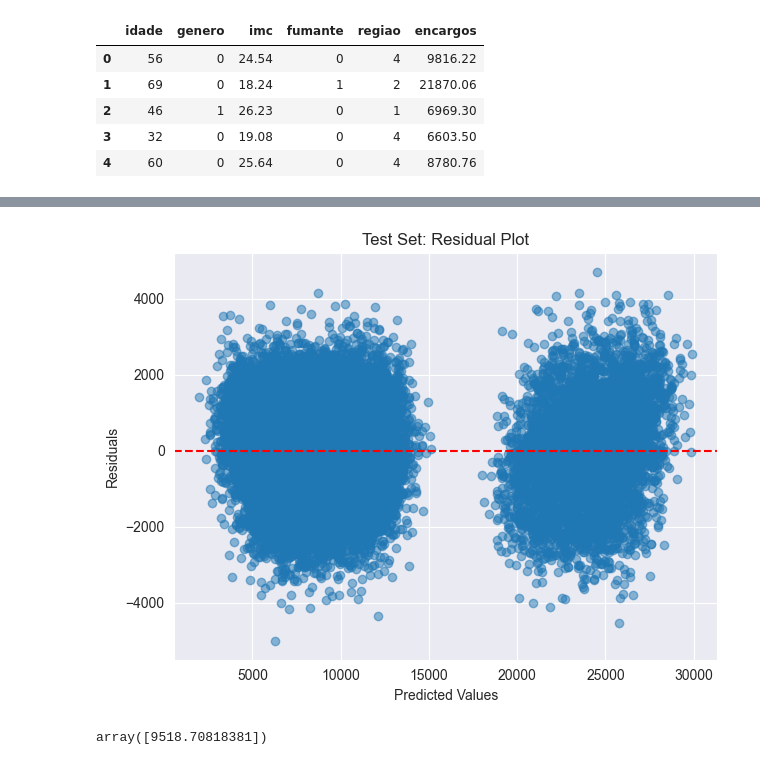
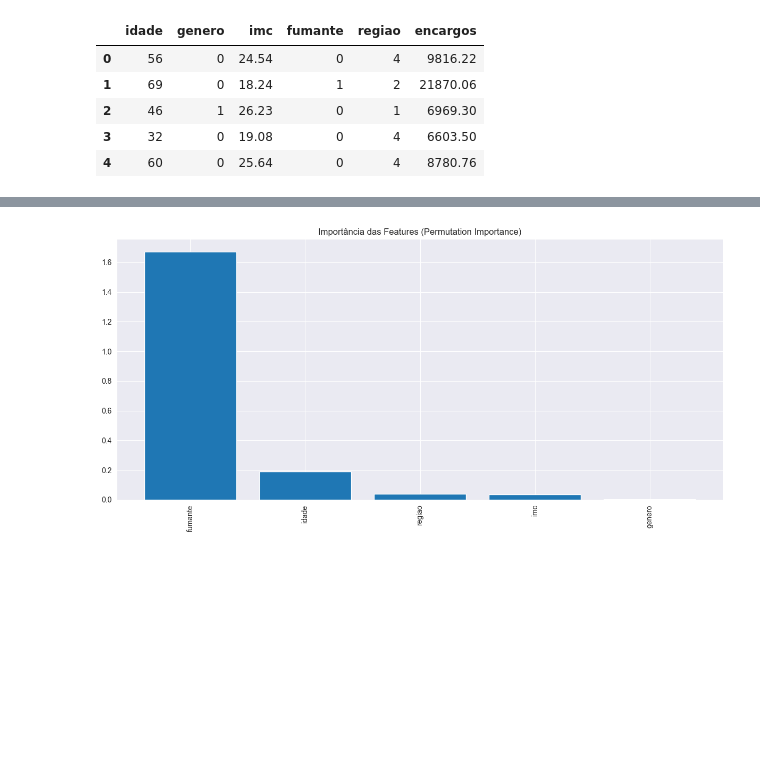
Before and after one commit to daniel-kiluange/pos-tech-challenge-fiap-fase-1-5iadt, a Jupyter notebook: atividade.ipynb, the cells around one changed output, grey strips where cells are left out. Cells and saved outputs as stored; diff of their text form; code cells hidden in the pictures; blank space fills up the shorter version.

```diff
--- a/atividade.ipynb
+++ b/atividade.ipynb
@@ -229,13 +283,0 @@ plt.show()
-# %%
-# Test set residuals
-plt.figure(figsize=(12, 5))
-plt.subplot(1, 2, 2)
-plt.scatter(test_predictions, residuals_test, alpha=0.5)
-plt.axhline(y=0, color='r', linestyle='--')
-plt.xlabel('Predicted Values')
-plt.ylabel('Residuals')
-plt.title('Test Set: Residual Plot')
-plt.tight_layout()
-plt.show()
-# %% [output]
-[figure, removed]
@@ -246,4 +284,43 @@ predict_data_df = pd.DataFrame(predict_data, columns=column_name)
-# %%
-pipeline.predict(predict_data_df)
-# %% [output]
-array([9518.70818381])
+# %%
+from sklearn.inspection import permutation_importance
+
+# Análise de importância de features
+# Obtendo nomes das features após one-hot encoding
+categorical_features = ['genero', 'fumante', 'regiao']
+numeric_features = ['idade', 'imc']
+# Calculando importância das features usando permutation importance
+result = permutation_importance(
+    pipeline, X_test, y_test, n_repeats=10, random_state=42
+)
+
+# Obtendo importâncias e seus índices ordenados
+importances = result.importances_mean
+indices = np.argsort(importances)[::-1]
+
+# Obtendo nomes das features transformadas
+preprocessor = pipeline.named_steps['preprocessor']
+transformed_X_train = preprocessor.transform(X_train)
+
+# Obtendo nomes das features após transformação
+transformed_feature_names = []
+for name, transformer, features in preprocessor.transformers_:
+    if name == 'num':
+        transformed_feature_names.extend(numeric_features)
+    elif name == 'cat':
+        # Para features categóricas, precisamos obter os nomes após one-hot encoding
+        encoder = transformer.named_steps['onehotencoder']
+        for feature in categorical_features:
+            categories = raw_dataset[feature].unique()
+            # Excluindo a primeira categoria (drop='first')
+            for category in categories[1:]:
+                transformed_feature_names.append(f"{feature}_{category}")
+
+# Visualizando importância das features
+plt.figure(figsize=(12, 6))
+plt.bar(range(len(importances)), importances[indices], align='center')
+plt.xticks(range(len(importances)), [X_train.columns.tolist()[i] for i in indices], rotation=90)
+plt.title('Importância das Features (Permutation Importance)')
+plt.tight_layout()
+plt.show()
+# %% [output]
+[figure, added]
```
Also changed, not shown: parts of 17 cells of this notebook, 1 other file.
